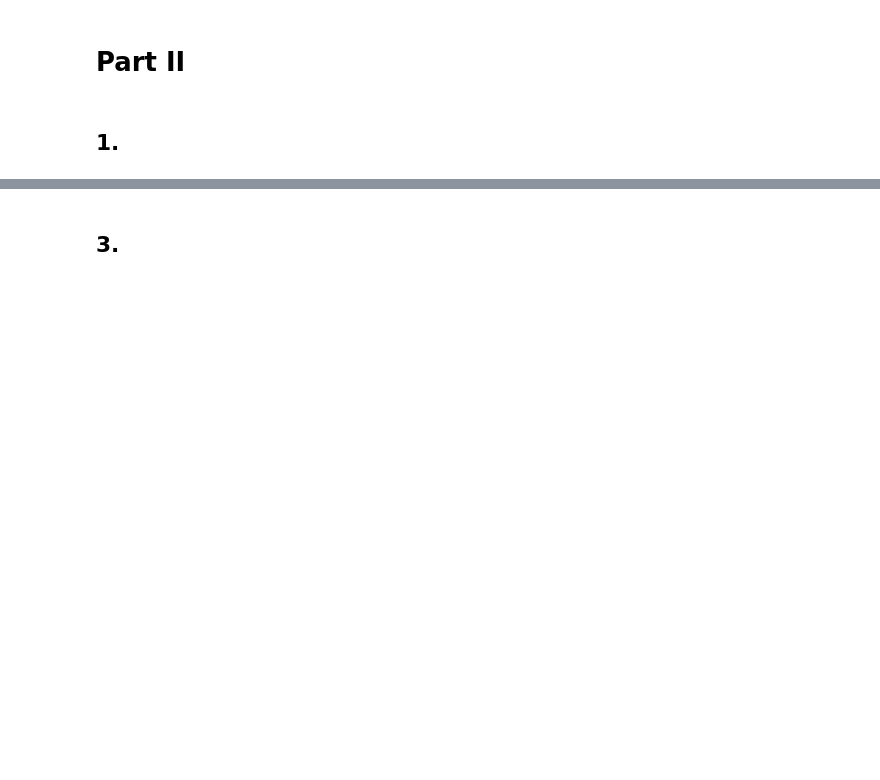
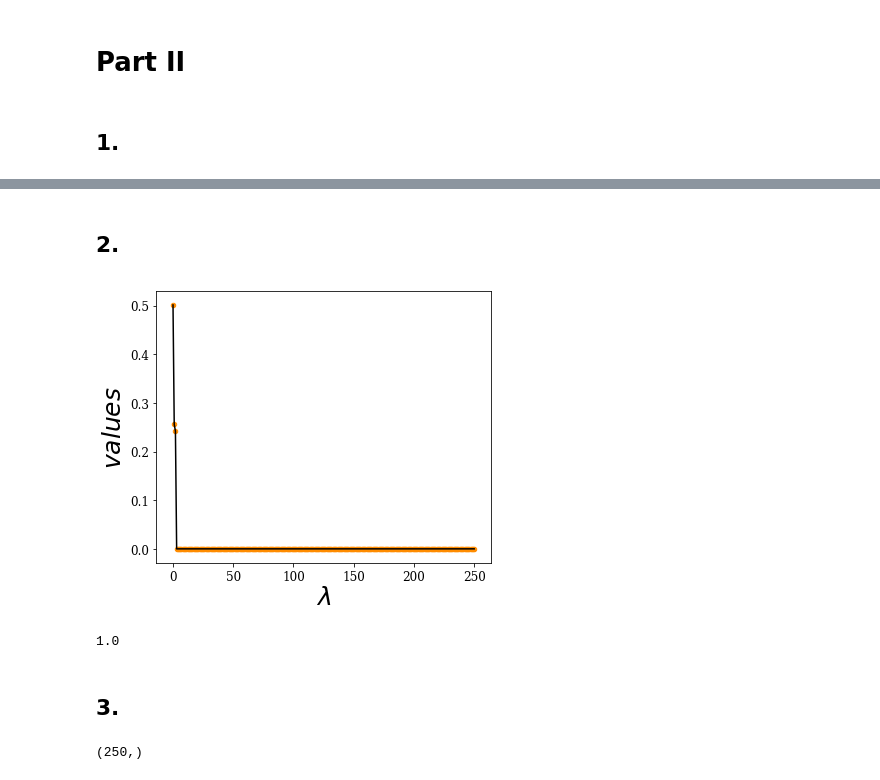
Before and after one commit to jngaravitoc/Lecture_notes_UofA, a Jupyter notebook: DataScience/HWs/HW3.ipynb, the cells around one changed output, grey strips where cells are left out. Drawn from its saved outputs; the diff is of its cells as text; code cells hidden in the pictures; blank space fills up the shorter version.

```diff
--- a/DataScience/HWs/HW3.ipynb
+++ b/DataScience/HWs/HW3.ipynb
@@ -59 +61,20 @@ scatter(x2[index_c2,0], -x2[index_c2,1], s=3)
+# %% [markdown]
+## 2.
+# %%
+eigvals, eigvec = linalg.eig(SM**2)
+
+figure(figsize=(6,5))
+plot(linspace(0, len(eigvals.real),len(eigvals.real)), eigvals.real/sum(eigvals.real), c='k')
+scatter(linspace(0, len(eigvals.real),len(eigvals.real)), eigvals.real/sum(eigvals.real),
+        s=20, c='darkorange')
+plt.ylabel('$values$', fontsize=25)
+plt.xlabel('$\lambda$', fontsize=25)
+
+savefig('M_eigval.pdf', bbox_inches='tight')
+# %% [output]
+[figure, added]
+# %%
+sum(eigvals[:3].real/sum(eigvals.real))
+# %% [output]
+1.0
 # %% [markdown]
@@ -60,0 +102,4 @@ scatter(x2[index_c2,0], -x2[index_c2,1], s=3)
+# %%
+y_1 = kernel(SM, colors, M_test.T)
+# %% [output]
+(250,)
```
Also changed, not shown: parts of 13 cells of this notebook.
